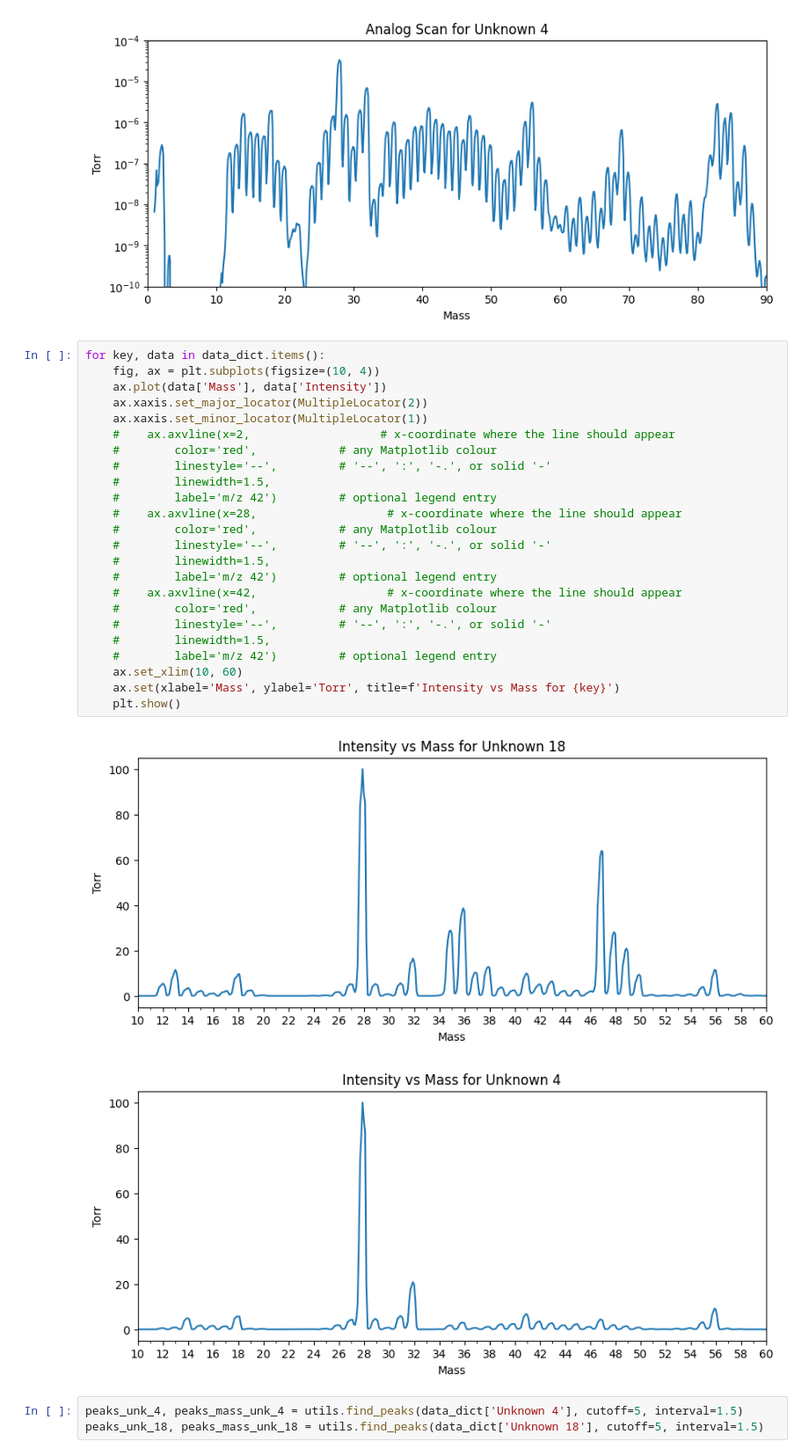
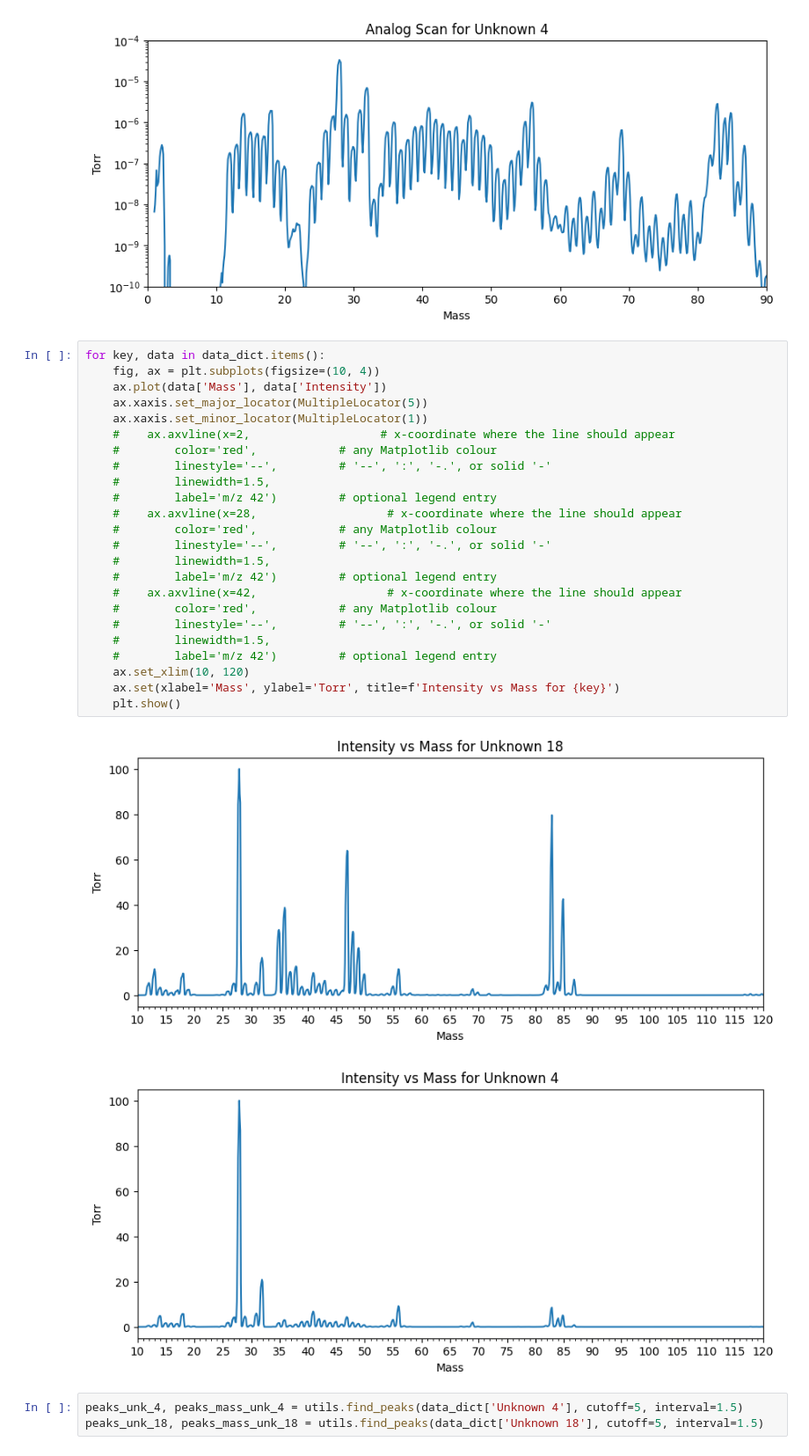
Before and after one commit to kearb-stomp/AdvLabs, a Jupyter notebook: Lab 3/Task 4.ipynb, the cells around one changed output. Shown at 88% size. Saved outputs shown, nothing was run; the diff lists cells and outputs as text.

```diff
--- a/Lab 3/Task 4.ipynb
+++ b/Lab 3/Task 4.ipynb
@@ -122,30 +122,30 @@ for key, data in data_dict.items():
 # %%
 for key, data in data_dict.items():
     fig, ax = plt.subplots(figsize=(10, 4))
     ax.plot(data['Mass'], data['Intensity'])
-    ax.xaxis.set_major_locator(MultipleLocator(2))
+    ax.xaxis.set_major_locator(MultipleLocator(5))
     ax.xaxis.set_minor_locator(MultipleLocator(1))
     #    ax.axvline(x=2,                   # x-coordinate where the line should appear
     #        color='red',            # any Matplotlib colour
     #        linestyle='--',         # '--', ':', '-.', or solid '-'
     #        linewidth=1.5,
     #        label='m/z 42')         # optional legend entry
     #    ax.axvline(x=28,                   # x-coordinate where the line should appear
     #        color='red',            # any Matplotlib colour
     #        linestyle='--',         # '--', ':', '-.', or solid '-'
     #        linewidth=1.5,
     #        label='m/z 42')         # optional legend entry
     #    ax.axvline(x=42,                   # x-coordinate where the line should appear
     #        color='red',            # any Matplotlib colour
     #        linestyle='--',         # '--', ':', '-.', or solid '-'
     #        linewidth=1.5,
     #        label='m/z 42')         # optional legend entry
-    ax.set_xlim(10, 60)
+    ax.set_xlim(10, 120)
     ax.set(xlabel='Mass', ylabel='Torr', title=f'Intensity vs Mass for {key}')
     plt.show()
 # %% [output]
-[figure, old version]
+[figure, new version]
-[figure, old version]
+[figure, new version]
 # %%
 peaks_unk_4, peaks_mass_unk_4 = utils.find_peaks(data_dict['Unknown 4'], cutoff=5, interval=1.5)
 peaks_unk_18, peaks_mass_unk_18 = utils.find_peaks(data_dict['Unknown 18'], cutoff=5, interval=1.5)
```
Also changed, not shown: parts of 9 cells of this notebook, 1 other file.
